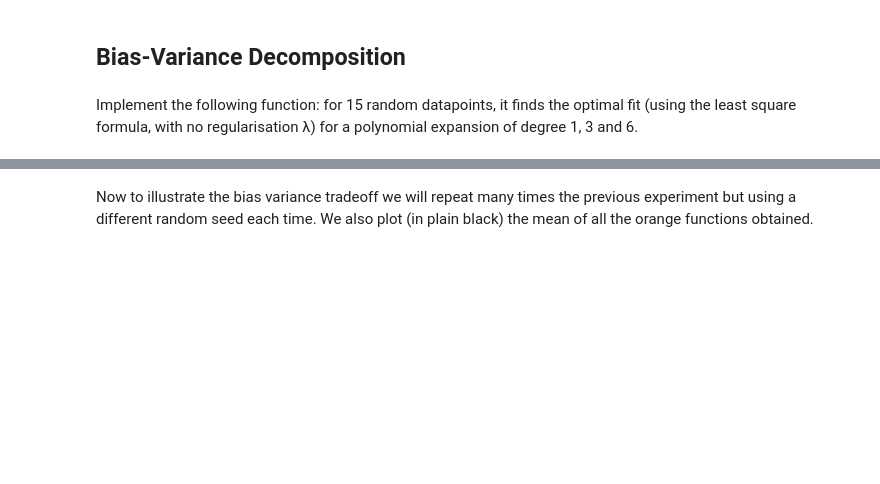
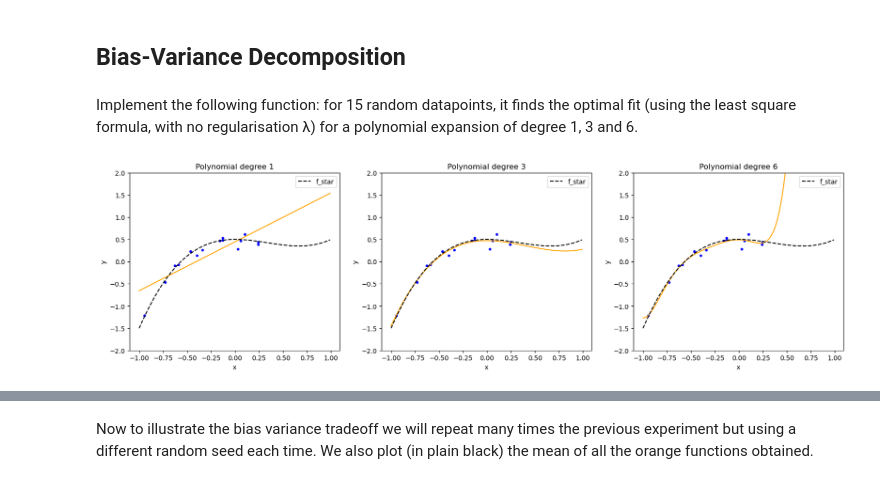
Before and after one commit to david-schroeter/ML_course, a Jupyter notebook: labs/ex04/template/ex04.ipynb, the cells around one changed output, grey strips where cells are left out. Cells and saved outputs as stored; diff of their text form; code cells hidden in the pictures; blank space fills up the shorter version.

```diff
--- a/labs/ex04/template/ex04.ipynb
+++ b/labs/ex04/template/ex04.ipynb
@@ -252,7 +252,7 @@ def plot_fstar(ax):
     ax.set_ylim(-2, 2)
 # %%
 # helper plot function
-def plot_poly(x, y, weights, degree, ax, alpha=0.3):
+def plot_poly(x, y, weights, degree, ax, alpha=1):
     xvals = np.arange(-1, 1, 0.01)
     tx = build_poly(xvals, degree)
     f = tx.dot(weights)
@@ -279,33 +279,38 @@ from least_squares import least_squares
 
 def bias_variance_one_seed(sigma, degrees, seed):
     """One run of the optimal fit for 15 random points and different polynomial expansion degrees.
 
     Args:
         sigma: scalar, noise variance
         degrees: shape = (3,), 3 different degrees to consider
         seed: integer, random see
     Returns:
     """
 
     # we will generate 15 random datapoints from the [-1, 1] uniform distribuion
     num_data = 15
     np.random.seed(seed)  # set random seed for reproducibility
     xs = np.random.uniform(-1, 1, num_data)
     # the outputs will be f_star(x) + some random gaussian noise of variance sigma**2
     ys = f_star(xs) + sigma * np.random.randn(num_data)
 
     fig, axs = plt.subplots(1, len(degrees), figsize=(20, 5))
     for index_degree, degree in enumerate(degrees):
         # ***************************************************
         # INSERT YOUR CODE HERE
         # ***************************************************
+        xs_expanded = build_poly(xs, degree)
+        ws, _ = least_squares(ys, xs_expanded)
+        plot_poly(xs, ys, ws, degree, axs[index_degree])
 
         plot_fstar(axs[index_degree])
         axs[index_degree].legend()
     plt.show()
 
 
 bias_variance_one_seed(0.1, [1, 3, 6], seed=2)
+# %% [output]
+[figure, added]
 # %% [markdown]
 Your output should ressemble (for seed = 2) to this:
 ![alt text](bias_variance_one_run.png)
```
Also changed, not shown: parts of 1 cell of this notebook.
